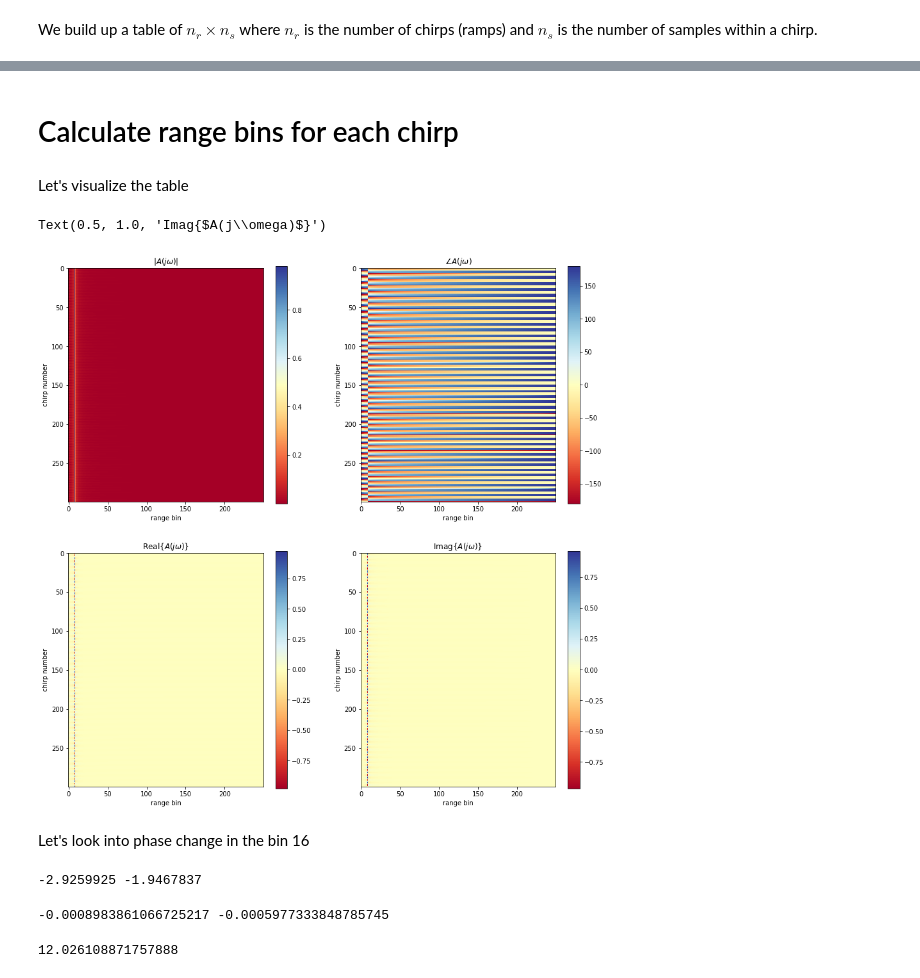
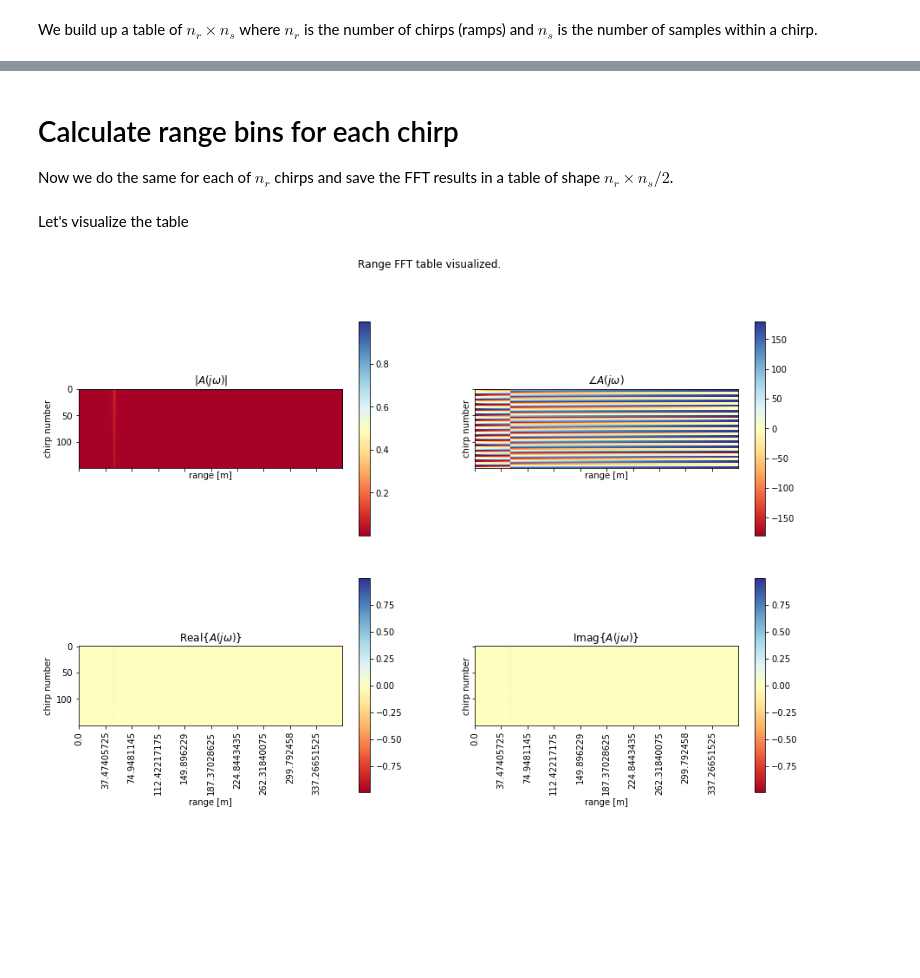
Before and after one commit to kopytjuk/python-fmcw, a Jupyter notebook: RADAR.ipynb, the cells around one changed output, grey strips where cells are left out. Cells and saved outputs as stored; diff of their text form; code cells hidden in the pictures; blank space fills up the shorter version.

```diff
--- a/RADAR.ipynb
+++ b/RADAR.ipynb
@@ -353,3 +387,5 @@ for chirp_nr in range(n_r):
 # %%
-table_df = pd.DataFrame(data=table, columns=["sample_%03d"%i for i in range(n_s)], index=["chirp_%03d"%i for i in range(n_r)])
+table_df = pd.DataFrame(data=table,
+                        columns=["sample_%03d"%i for i in range(n_s)],
+                        index=["chirp_%03d"%i for i in range(n_r)])
 # %%
@@ -373 +416,4 @@ frequencies = np.linspace(0, f_s/2, n_s//2)
+# %%
+# frequencies found by FFT, will be used later
+frequencies = np.arange(0, n_s//2)*f_s/n_s
 # %%
@@ -395,5 +451,7 @@ each frequency is referred to a range
 # %%
 def freq_to_range(f):
-    return 2*np.pi*f*c/(2*m_w)
+    return f*c/(2*m_w)
+# %%
+ranges = freq_to_range(frequencies)
 # %%
 plt.figure(figsize=(10,5))
@@ -430,5 +468,7 @@ array([   0.        ,    6.30405478,   12.60810955,   18.91216433,
-# %% [markdown]
-# Calculate range bins for each chirp
+# %% [markdown]
+# Calculate range bins for each chirp
+
+Now we do the same for each of $n_r$ chirps and save the FFT results in a table of shape $n_r × n_s/2$.
 # %%
 range_table = np.zeros((n_r, n_s//2), dtype=np.csingle)
 # %%
@@ -439,43 +479,44 @@ for chirp_nr in range(n_r):
 # %% [markdown]
 Let's visualize the table
 # %%
-fig, ax = plt.subplots(nrows=2, ncols=2, figsize=(15,15))
+fig, ax = plt.subplots(nrows=2, ncols=2, figsize=(15,10), sharex=True, sharey=True)
 abs_axes = ax[0, 0]
 phi_axes = ax[0, 1]
 real_axes = ax[1, 0]
 imag_axes = ax[1, 1]
 
 im_asb = abs_axes.imshow(np.abs(range_table), cmap = plt.get_cmap('RdYlBu'))
+abs_axes.set_xticks(range(ranges.size)[::50])
+abs_axes.set_xticklabels(ranges[::50], rotation=90)
 fig.colorbar(im_asb, ax=abs_axes)
-abs_axes.set_xlabel("range bin")
+abs_axes.set_xlabel("range [m]")
 abs_axes.set_ylabel("chirp number")
 abs_axes.set_title("$|A(j\omega)|$")
 
 im_phi = phi_axes.imshow(np.angle(range_table)*360/(2*np.pi), cmap = plt.get_cmap('RdYlBu'))
 fig.colorbar(im_phi, ax=phi_axes)
-phi_axes.set_xlabel("range bin")
+phi_axes.set_xlabel("range [m]")
 phi_axes.set_ylabel("chirp number")
 phi_axes.set_title("$∠ A(j\omega)$")
+phi_axes.set_xticks(range(ranges.size)[::50])
+phi_axes.set_xticklabels(ranges[::50], rotation=90)
 
 im_real = real_axes.imshow(np.real(range_table), cmap = plt.get_cmap('RdYlBu'))
 fig.colorbar(im_real, ax=real_axes)
-real_axes.set_xlabel("range bin")
+real_axes.set_xlabel("range [m]")
 real_axes.set_ylabel("chirp number")
 real_axes.set_title("Real{$A(j\omega)$}")
+real_axes.set_xticks(range(ranges.size)[::50])
+real_axes.set_xticklabels(ranges[::50], rotation=90)
 
 im_imag = imag_axes.imshow(np.imag(range_table), cmap = plt.get_cmap('RdYlBu'))
 fig.colorbar(im_imag, ax=imag_axes)
-imag_axes.set_xlabel("range bin")
+imag_axes.set_xlabel("range [m]")
 imag_axes.set_ylabel("chirp number")
-imag_axes.set_title("Imag{$A(j\omega)$}")
+imag_axes.set_title("Imag{$A(j\omega)$}");
+imag_axes.set_xticks(range(ranges.size)[::50])
+imag_axes.set_xticklabels(ranges[::50], rotation=90);
+
+fig.suptitle("Range FFT table visualized.");
 # %% [output]
-Text(0.5, 1.0, 'Imag{$A(j\\omega)$}')
-[figure, old version]
+[figure, new version]
-# %% [markdown]
-Let's look into phase change in the bin 16
-# %%
-chirp0_angle = np.angle(range_table)[-4, 8]
-chirp1_angle = np.angle(range_table)[-3, 8]
-print(chirp0_angle, chirp1_angle)
-# %% [output]
--2.9259925 -1.9467837
@@ -485,10 +522,0 @@ def angle_to_distance(a):
-# %%
-r0 = angle_to_distance(chirp0_angle)
-r1 = angle_to_distance(chirp1_angle)
-print(r0, r1)
-# %% [output]
--0.0008983861066725217 -0.0005977333848785745
-# %%
-(r1-r0)/T_r
-# %% [output]
-12.026108871757888
```
Also changed, not shown: parts of 70 cells of this notebook.
